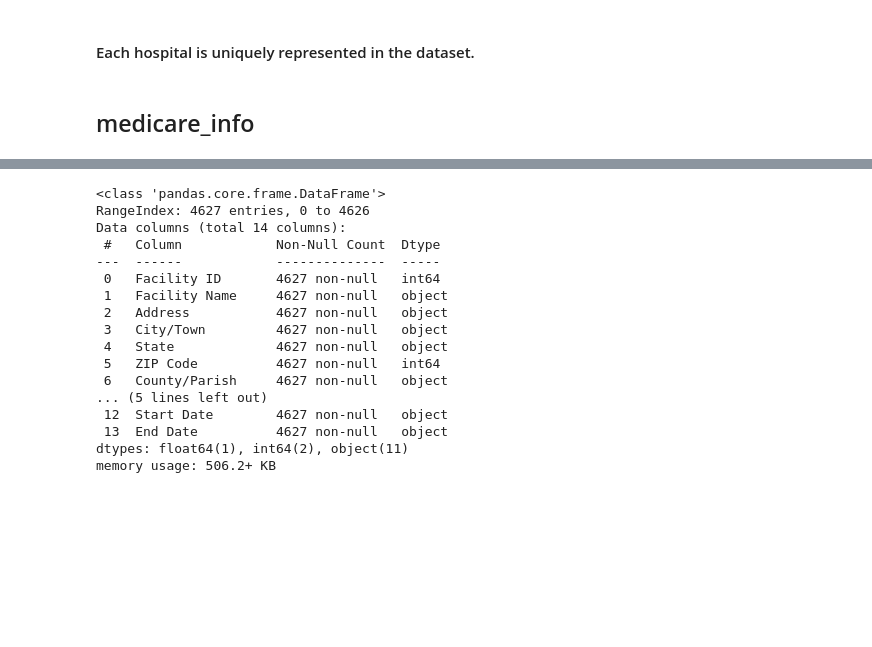
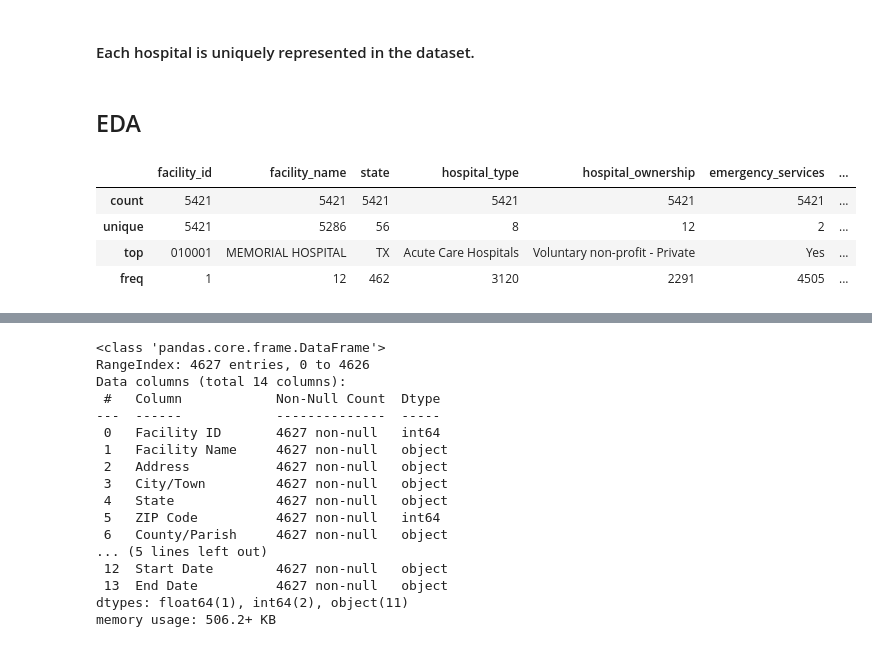
Before and after one commit to Archana-sth/hospital-performance-analysis, a Jupyter notebook: Notebook/hospital_performance_analysis.ipynb, the cells around one changed output, grey strips where cells are left out. Cells and saved outputs as stored; diff of their text form; code cells hidden in the pictures; blank space fills up the shorter version.

```diff
--- a/Notebook/hospital_performance_analysis.ipynb
+++ b/Notebook/hospital_performance_analysis.ipynb
@@ -198,5 +176,14 @@ duplicates_id
 np.int64(0)
 # %% [markdown]
 #### Each hospital is uniquely represented in the dataset.
-# %% [markdown]
-## medicare_info
+# %% [markdown]
+## EDA
+# %%
+# hospital-info dataset overview
+hospital_info.describe()
+# %% [output]
+|  | facility_id | facility_name | state | hospital_type | hospital_ownership | emergency_services | ... |
+| count | 5421 | 5421 | 5421 | 5421 | 5421 | 5421 | ... |
+| unique | 5421 | 5286 | 56 | 8 | 12 | 2 | ... |
+| top | 010001 | MEMORIAL HOSPITAL | TX | Acute Care Hospitals | Voluntary non-profit - Private | Yes | ... |
+| freq | 1 | 12 | 462 | 3120 | 2291 | 4505 | ... |
```
Also changed, not shown: parts of 15 cells of this notebook.
